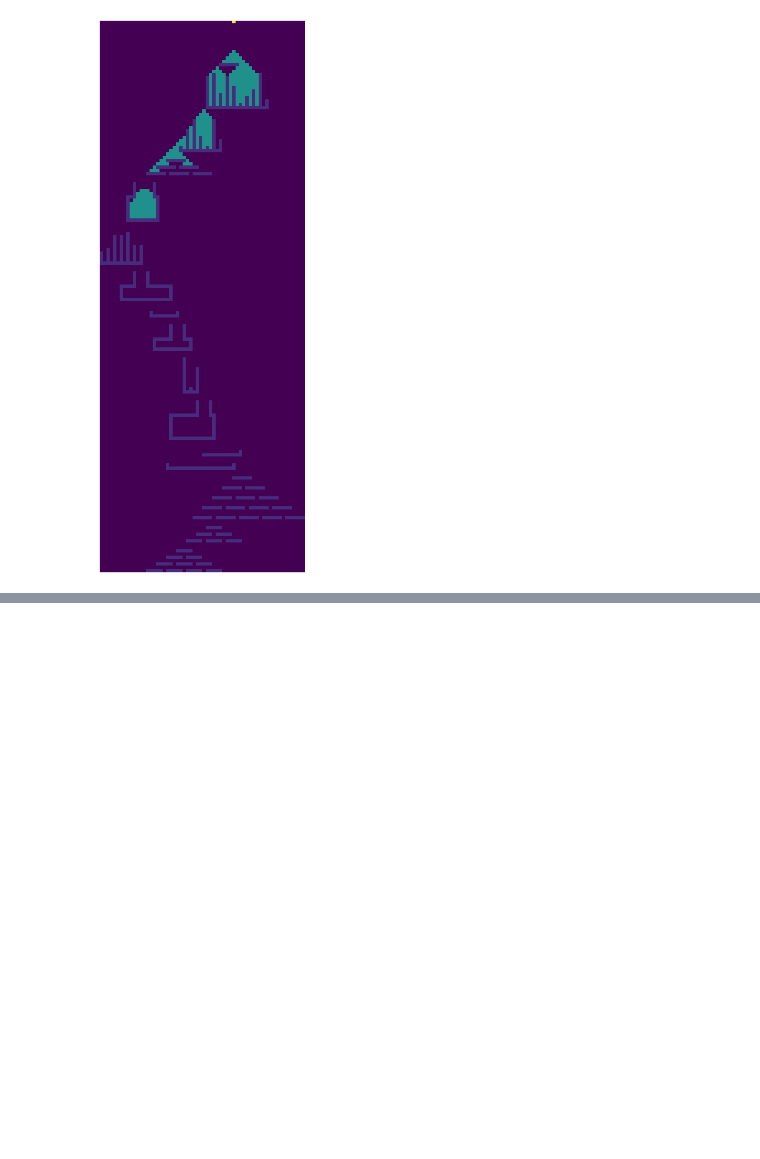
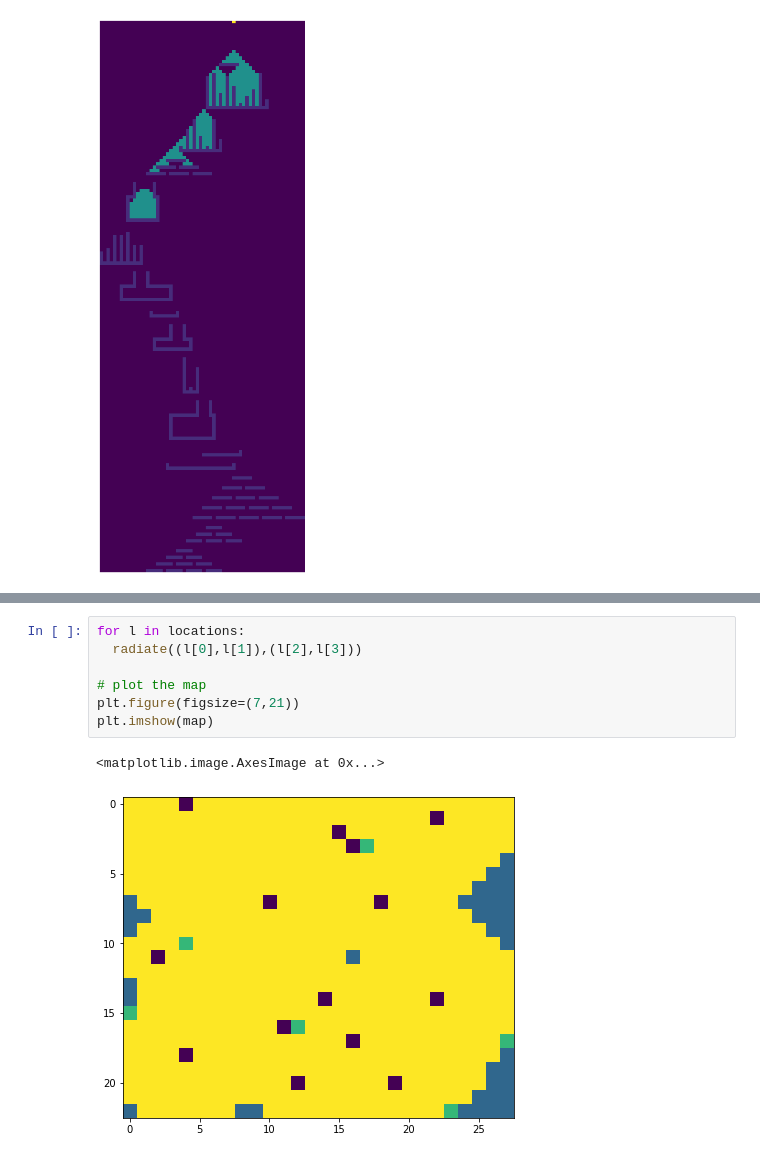
Before and after one commit to technomupet67/Advent-2022, a Jupyter notebook: Advent_2022_v2.ipynb, the cells around one changed output, grey strips where cells are left out. Cells and saved outputs as stored; diff of their text form; blank space fills up the shorter version.

```diff
--- a/Advent_2022_v2.ipynb
+++ b/Advent_2022_v2.ipynb
@@ -1792,0 +1919,10 @@ with writer.saving(fig, "writer_test2.gif", 100):
+# %%
+for l in locations:
+  radiate((l[0],l[1]),(l[2],l[3]))
+
+# plot the map
+plt.figure(figsize=(7,21))
+plt.imshow(map)
+# %% [output]
+<matplotlib.image.AxesImage at 0x...>
+[figure, added]
```
Also changed, not shown: parts of 12 cells of this notebook, 2 other files.
